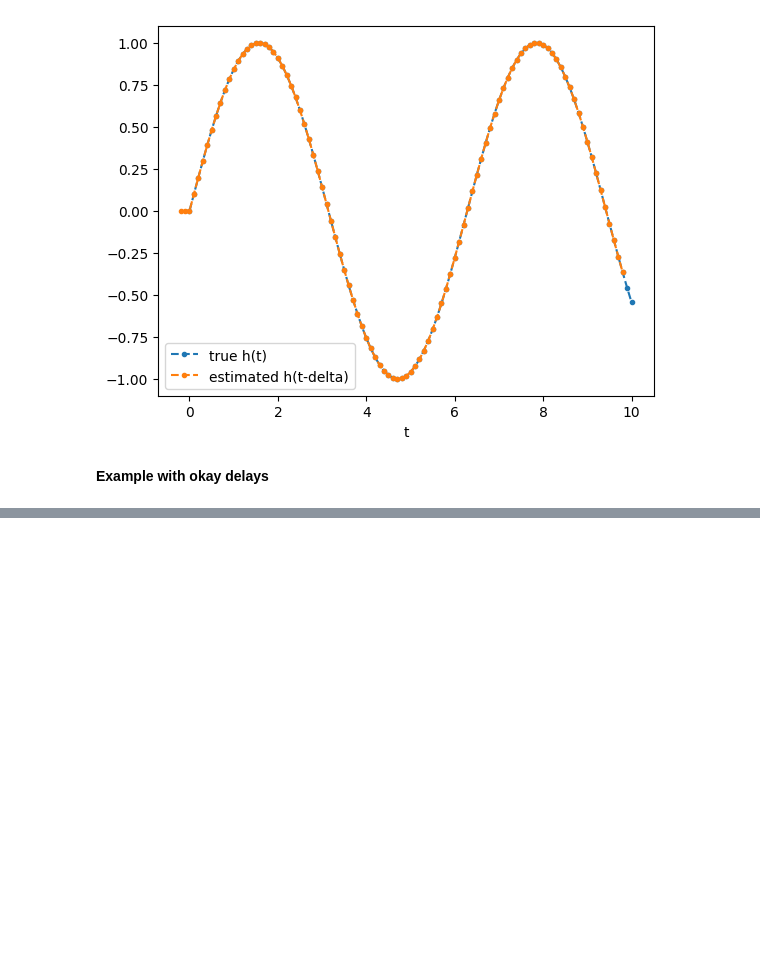
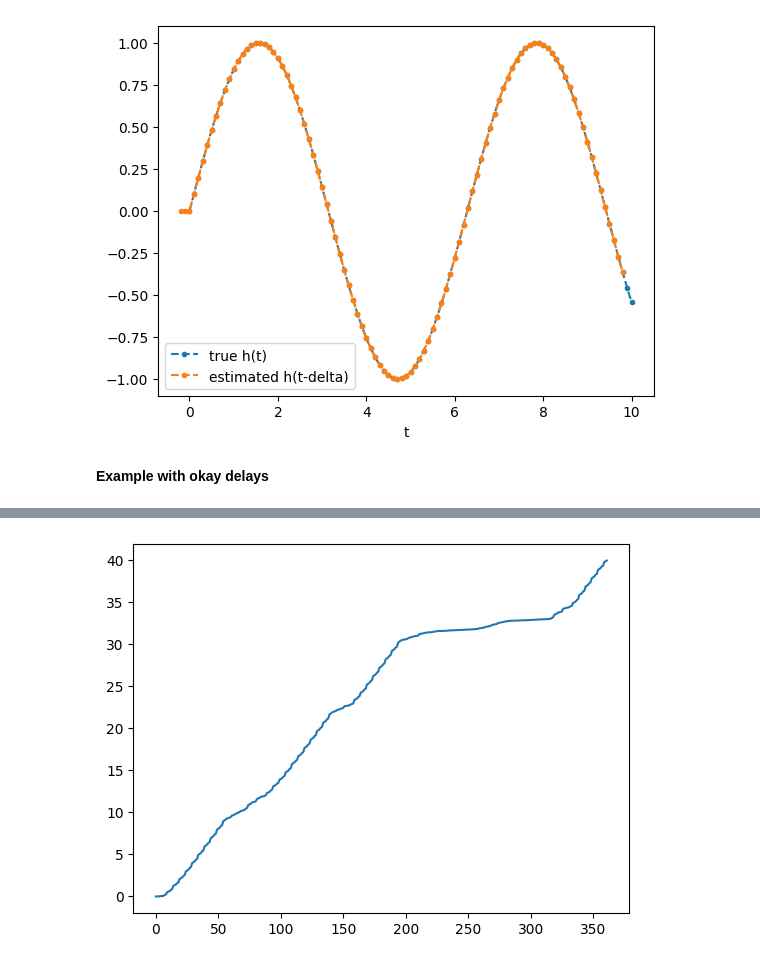
Before and after one commit to ninivert/lcnthesis, a Jupyter notebook: notebooks/lagging_demo.ipynb, the cells around one changed output, grey strips where cells are left out. Cells and saved outputs as stored; diff of their text form; code cells hidden in the pictures; blank space fills up the shorter version.

```diff
--- a/notebooks/lagging_demo.ipynb
+++ b/notebooks/lagging_demo.ipynb
@@ -61,0 +150,7 @@ plt.show()
+# %%
+rnn = LowRankCyclingRNN(*make_F_G_valentin(2, 1000, sigmoid), sigmoid, lambda t: 0, delta=10)
+res = rnn.simulate_h(h0=rnn.F[:, 0], t_span=(0, 40), dt_max=1, progress=True)
+# plot_overlap_trajectory(rnn, res);
+plt.plot(rnn.h_lagging.ts);
+# %% [output]
+[figure, added]
```
Also changed, not shown: parts of 12 cells of this notebook, 3 other files.
